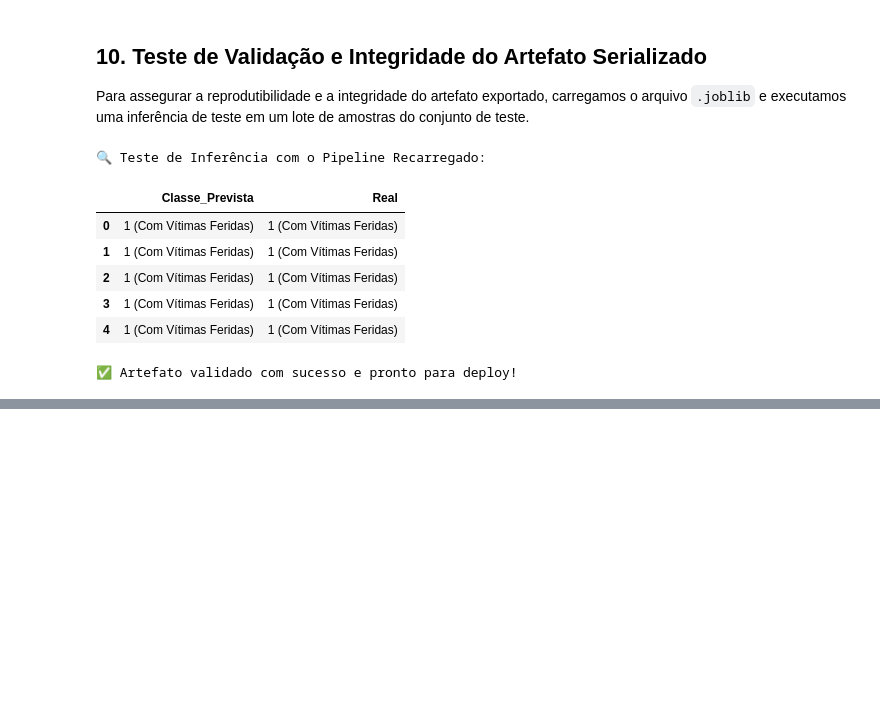
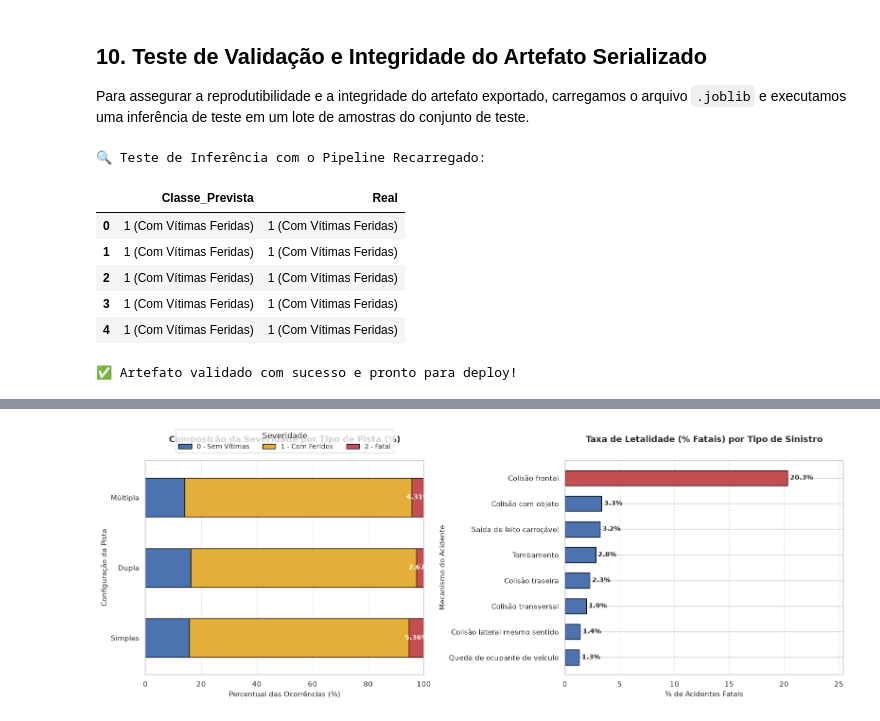
Before and after one commit to henriquerrodrigues/Projeto-ML-Seguranca, a Jupyter notebook: notebooks/02_preprocessing_modeling.ipynb, the cells around one changed output, grey strips where cells are left out. Saved outputs shown, nothing was run; the diff lists cells and outputs as text; code cells hidden in the pictures; blank space fills up the shorter version.

```diff
--- a/notebooks/02_preprocessing_modeling.ipynb
+++ b/notebooks/02_preprocessing_modeling.ipynb
@@ -682,0 +1031,94 @@ print("✅ Artefato validado com sucesso e pronto para deploy!")
+# %%
+# ==============================================================================
+# 🚗 VISUALIZAÇÃO 3: INFRAESTRUTURA VIÁRIA E DINÂMICA DO SINISTRO (LAYOUT OTIMIZADO)
+# ==============================================================================
+
+fig, axes = plt.subplots(1, 2, figsize=(16, 6))
+
+# Subplot 3A: Distribuição Proporcional de Severidade por Tipo de Pista
+crosstab_pista = pd.crosstab(df_proc["tipo_pista"], df_proc["target"], normalize="index") * 100
+ordem_pistas = [p for p in ["Simples", "Dupla", "Múltipla"] if p in crosstab_pista.index]
+crosstab_pista = crosstab_pista.reindex(ordem_pistas)
+
+crosstab_pista.plot(
+    kind="barh",
+    stacked=True,
+    color=["#4C72B0", "#E5AE38", "#C44E52"],
+    edgecolor="black",
+    ax=axes[0],
+    width=0.55
+)
+
+axes[0].set_title("Composição da Severidade por Tipo de Pista (%)", fontsize=13, fontweight="bold", pad=28)
+axes[0].set_xlabel("Percentual das Ocorrências (%)", fontsize=11)
+axes[0].set_ylabel("Configuração da Pista", fontsize=11)
+axes[0].set_xlim(0, 100)
+
+# ✅ CORREÇÃO: Legenda posicionada FORA da área de plotagem (acima do gráfico)
+axes[0].legend(
+    ["0 - Sem Vítimas", "1 - Com Feridos", "2 - Fatal"],
+    title="Severidade",
+    bbox_to_anchor=(0.5, 1.16),
+    loc="upper center",
+    ncol=3,
+    frameon=True,
+    fontsize=10
+)
+axes[0].grid(axis="x", linestyle="--", alpha=0.6)
+
+# Anotações centralizadas e limpas
+for idx, pista in enumerate(ordem_pistas):
+    taxa_fat = crosstab_pista.loc[pista, 2] if 2 in crosstab_pista.columns else 0.0
+    axes[0].text(
+        taxa_fat / 2 + crosstab_pista.loc[pista, 0] + crosstab_pista.loc[pista, 1],
+        idx,
+        f"{taxa_fat:.2f}%",
+        va="center",
+        ha="center",
+        fontweight="bold",
+        color="white",
+        fontsize=10
+    )
+
+# Subplot 3B: Taxa de Letalidade nos Principais Tipos de Acidentes
+top_8_acidentes = df_proc["tipo_acidente"].value_counts().head(8).index
+taxa_tipo = df_proc[df_proc["tipo_acidente"].isin(top_8_acidentes)].groupby("tipo_acidente")["target"].agg(
+    Taxa_Fatal=lambda s: (s == 2).mean() * 100,
+    Volume="count"
+).sort_values(by="Taxa_Fatal", ascending=True)
+
+cores_barras = ["#C44E52" if v > 15 else "#4C72B0" for v in taxa_tipo["Taxa_Fatal"]]
+
+barras_tipo = axes[1].barh(
+    taxa_tipo.index,
+    taxa_tipo["Taxa_Fatal"],
+    color=cores_barras,
+    edgecolor="black",
+    height=0.6
+)
+
+axes[1].set_title("Taxa de Letalidade (% Fatais) por Tipo de Sinistro", fontsize=13, fontweight="bold", pad=28)
+axes[1].set_xlabel("% de Acidentes Fatais", fontsize=11)
+axes[1].set_ylabel("Mecanismo do Acidente", fontsize=11)
+axes[1].grid(axis="x", linestyle="--", alpha=0.6)
+# ✅ CORREÇÃO: Limite de eixo X ampliado para 1.25x do valor máximo, evitando cortes nas anotações
+axes[1].set_xlim(0, taxa_tipo["Taxa_Fatal"].max() * 1.25)
+
+for barra in barras_tipo:
+    largura = barra.get_width()
+    axes[1].annotate(
+        f" {largura:.1f}%",
+        xy=(largura, barra.get_y() + barra.get_height() / 2),
+        va="center",
+        ha="left",
+        fontweight="bold",
+        fontsize=10
+    )
+
+plt.tight_layout()
+plt.show()
+
+print("📋 MECANISMOS DE MAIOR LETALIDADE VIÁRIA EM SC:")
+display(taxa_tipo.sort_values(by="Taxa_Fatal", ascending=False).round(2))
+# %% [output]
+[figure, added]
```
Also changed, not shown: parts of 8 cells of this notebook.
